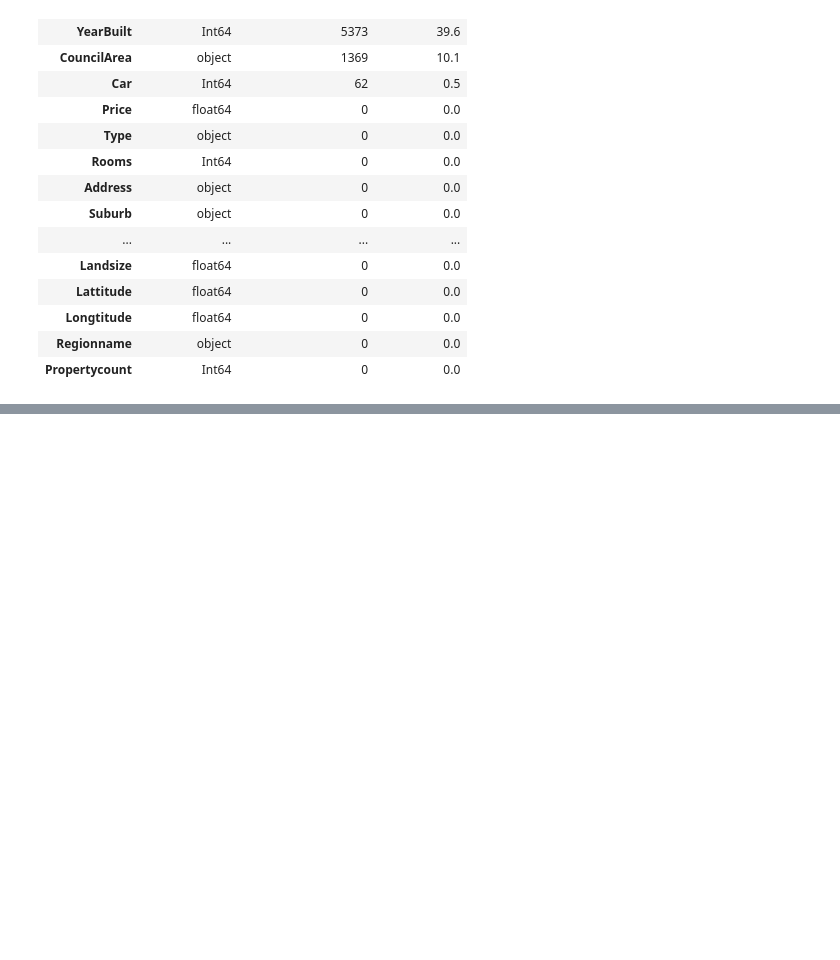
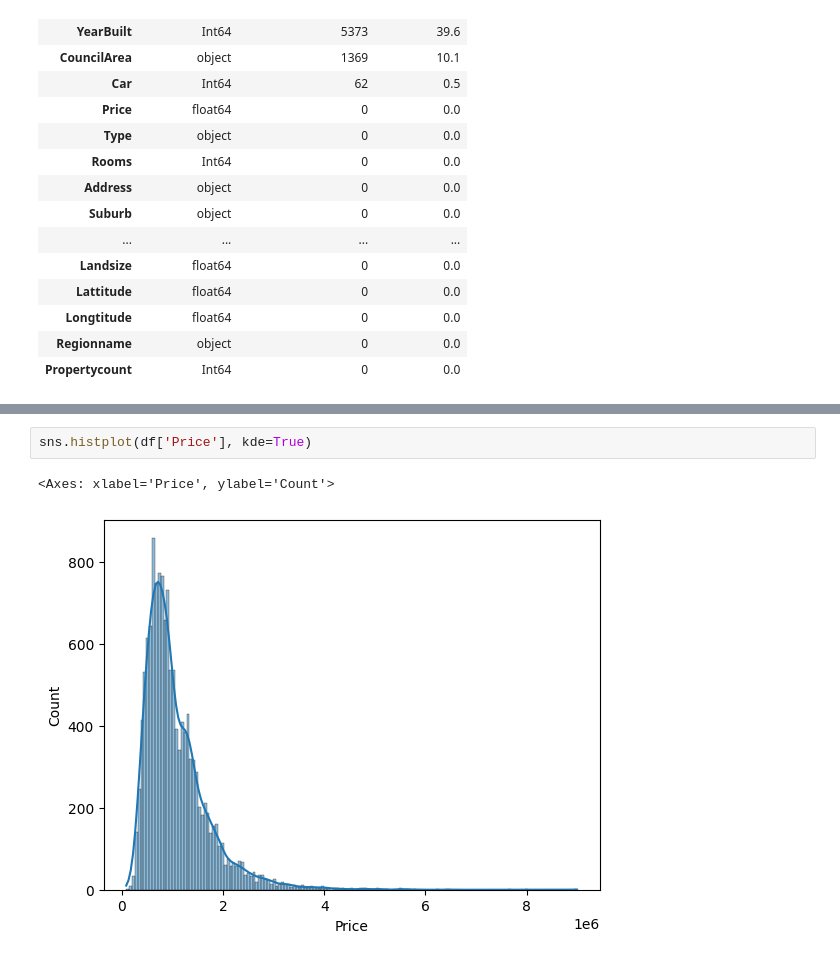
Before and after one commit to Alister44/Melbourne_Housing, a Jupyter notebook: notebooks/solution_easy.ipynb, the cells around one changed output, grey strips where cells are left out. Cells and saved outputs as stored; diff of their text form; blank space fills up the shorter version.

```diff
--- a/notebooks/solution_easy.ipynb
+++ b/notebooks/solution_easy.ipynb
@@ -337,0 +270,5 @@ Index(['Suburb', 'Address', 'Rooms', 'Type', 'Price', 'Method', 'SellerG',
+# %%
+sns.histplot(df['Price'], kde=True)
+# %% [output]
+<Axes: xlabel='Price', ylabel='Count'>
+[figure, added]
```
Also changed, not shown: parts of 13 cells of this notebook.
